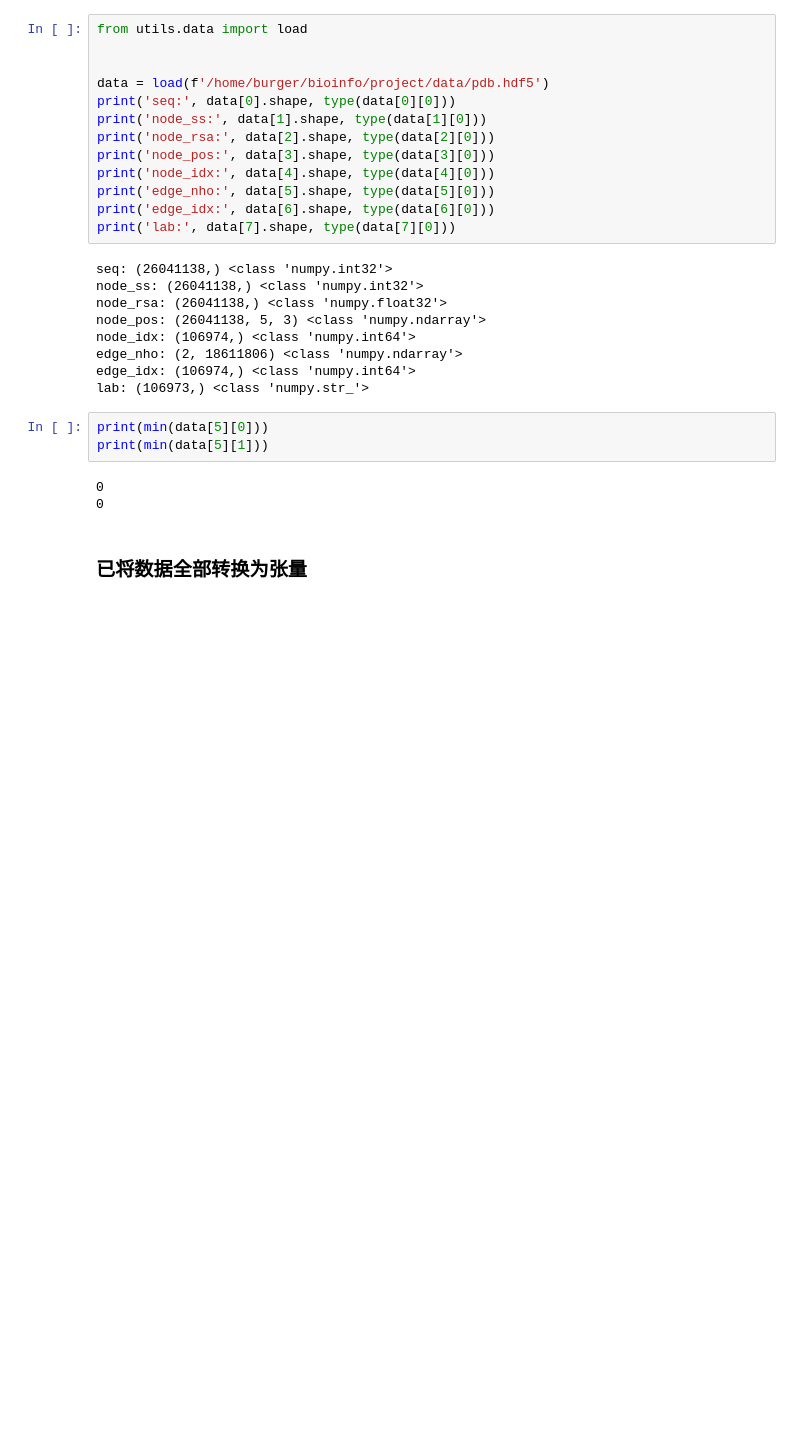
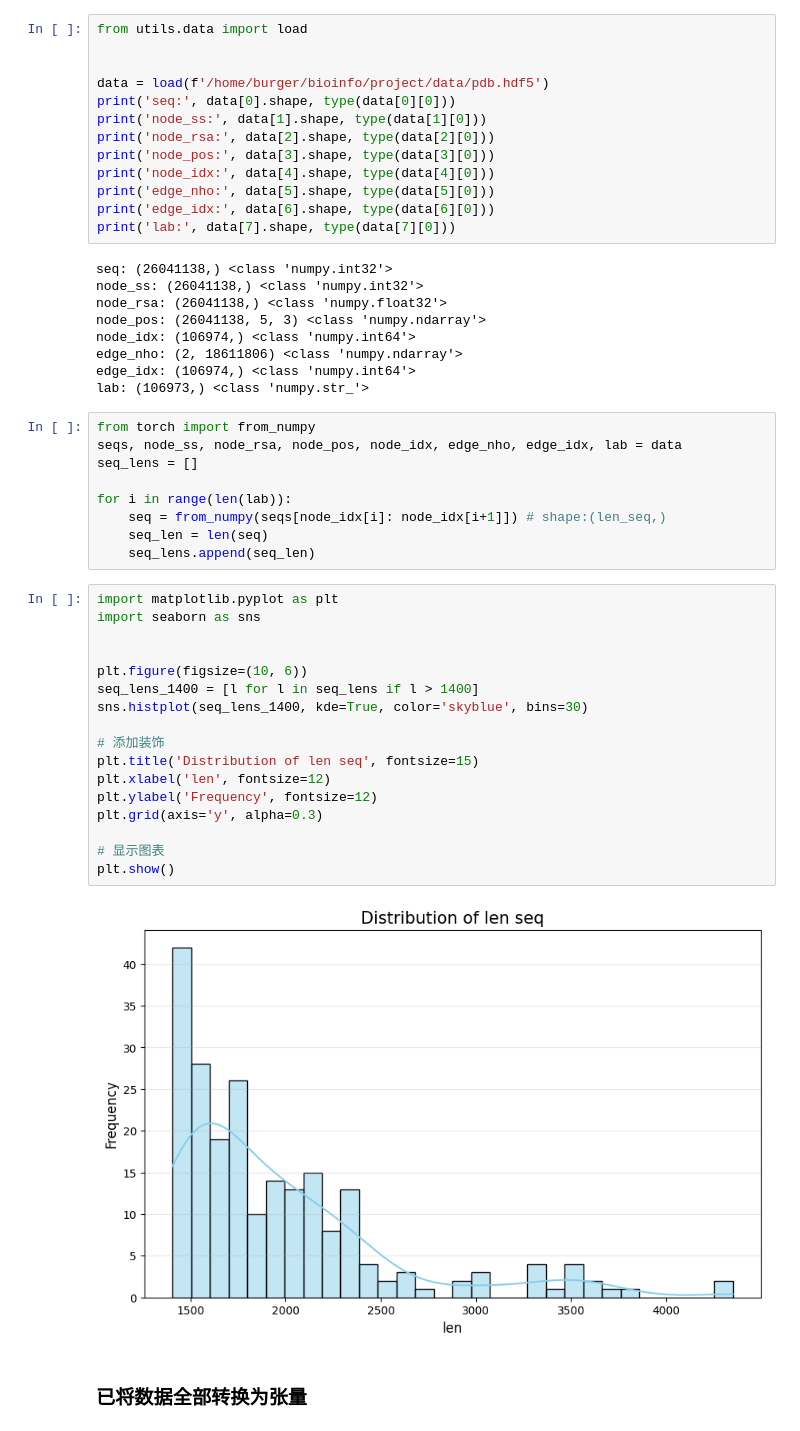
Before and after one commit to LiuBurger/bioinfo, a Jupyter notebook: project/feature engineering.ipynb, the cells around one changed output. Drawn from its saved outputs; the diff is of its cells as text; blank space fills up the shorter version.

```diff
--- a/project/feature engineering.ipynb
+++ b/project/feature engineering.ipynb
@@ -21,10 +21,32 @@ edge_nho: (2, 18611806) <class 'numpy.ndarray'>
 edge_idx: (106974,) <class 'numpy.int64'>
 lab: (106973,) <class 'numpy.str_'>
 # %%
-print(min(data[5][0]))
-print(min(data[5][1]))
+from torch import from_numpy
+seqs, node_ss, node_rsa, node_pos, node_idx, edge_nho, edge_idx, lab = data
+seq_lens = []
+
+for i in range(len(lab)):
+    seq = from_numpy(seqs[node_idx[i]: node_idx[i+1]]) # shape:(len_seq,)
+    seq_len = len(seq)
+    seq_lens.append(seq_len)
-# %% [output]
-0
-0
+# %%
+import matplotlib.pyplot as plt
+import seaborn as sns
+
+
+plt.figure(figsize=(10, 6))
+seq_lens_1400 = [l for l in seq_lens if l > 1400]
+sns.histplot(seq_lens_1400, kde=True, color='skyblue', bins=30)
+
+# 添加装饰
+plt.title('Distribution of len seq', fontsize=15)
+plt.xlabel('len', fontsize=12)
+plt.ylabel('Frequency', fontsize=12)
+plt.grid(axis='y', alpha=0.3)
+
+# 显示图表
+plt.show()
+# %% [output]
+[figure, added]
 # %% [markdown]
 ### 已将数据全部转换为张量
```
Also changed, not shown: parts of 4 cells of this notebook, 5 other files.
